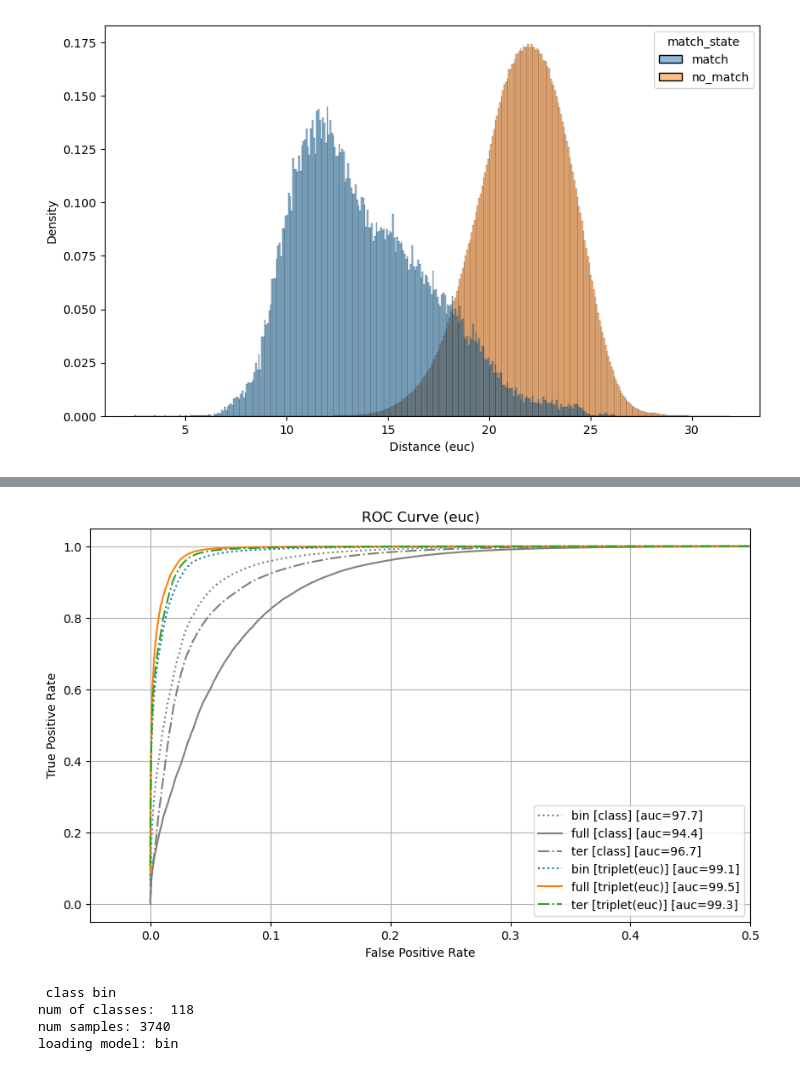
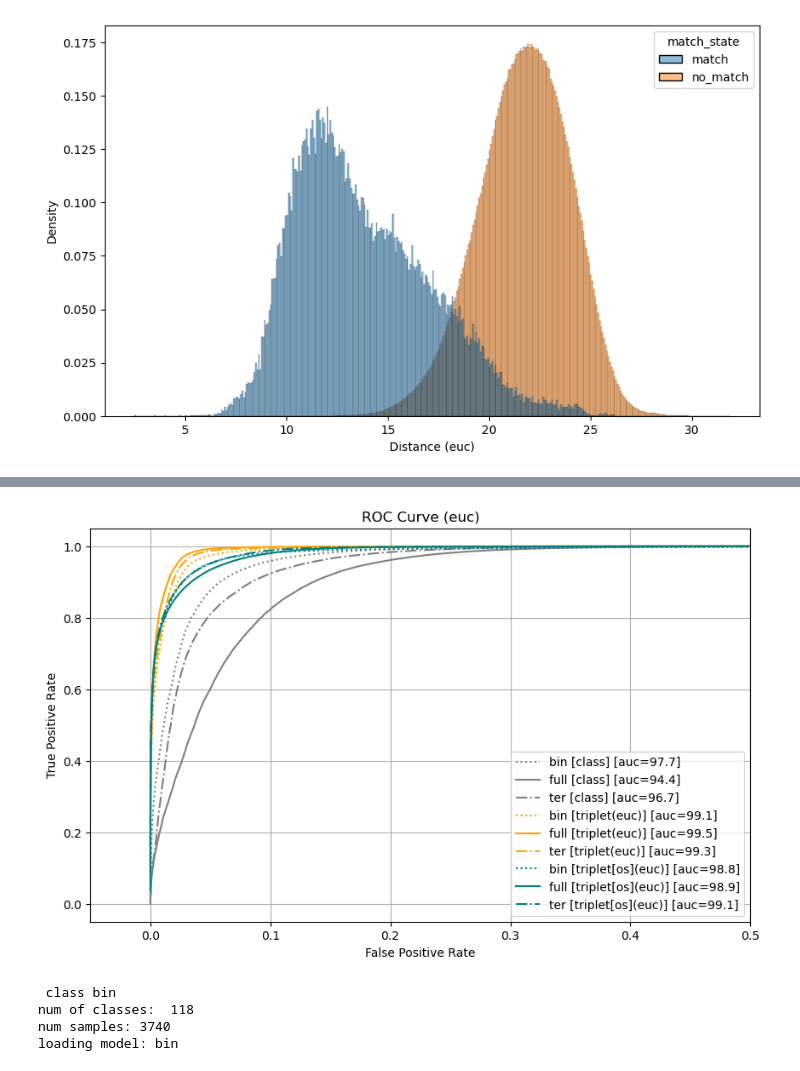
Before and after one commit to jackss011/gyro-classifier, a Jupyter notebook: padova/src/charts.ipynb, the cells around one changed output, grey strips where cells are left out. Cells and saved outputs as stored; diff of their text form; code cells hidden in the pictures.

```diff
--- a/padova/src/charts.ipynb
+++ b/padova/src/charts.ipynb
@@ -142,6 +142,18 @@ for p in paths:
 
     all_paths.append(('triplet(euc)', model_name, p))
 
+paths = Path('ckpts/triplet-os/euc/').rglob("*.pth")
+
+for p in paths:
+    if '.bin' in str(p):
+        model_name = 'bin'
+    elif '.full' in str(p):
+        model_name = 'full'
+    elif '.ter' in str(p):
+        model_name = 'ter'
+
+    all_paths.append(('triplet[os](euc)', model_name, p))
+
 for t in all_paths:
     print(t)
 # %% [output]
@@ -208,16 +262,16 @@ generating dist matrix (euc, quantize=False)...
 # %%
 for training, model, (fpr, tpr, roc_auc) in res2_rocs:
     label = f"{model} [{training}] [auc={roc_auc*100:.1f}]"
     linestyle = dict(bin="dotted", full="solid", ter='dashdot')[model]
-    color = 'gray' if training == 'class' else None
+    color = {'class': 'gray', 'triplet(euc)': 'orange', 'triplet[os](euc)': 'teal'}[training]
     sns.lineplot(x=np.append(fpr, 1.0), y=np.append(tpr, 1.0), label=label, linestyle=linestyle, color=color)
 plt.title(f"ROC Curve ({dist_type})")
 plt.xlabel("False Positive Rate")
 plt.ylabel("True Positive Rate");
 plt.xlim(right=0.5)
 plt.grid()
 # %% [output]
-[figure, old version]
+[figure, new version]
 # %%
 res2_dists = list()
 dist_type = "euc"
```
Also changed, not shown: parts of 4 cells of this notebook, 6 other files.
